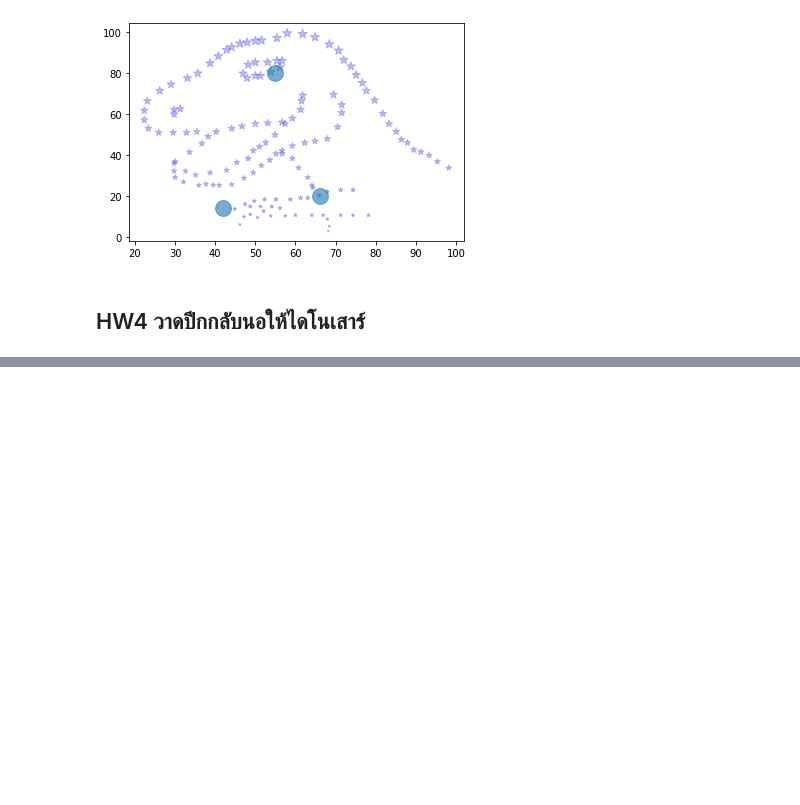
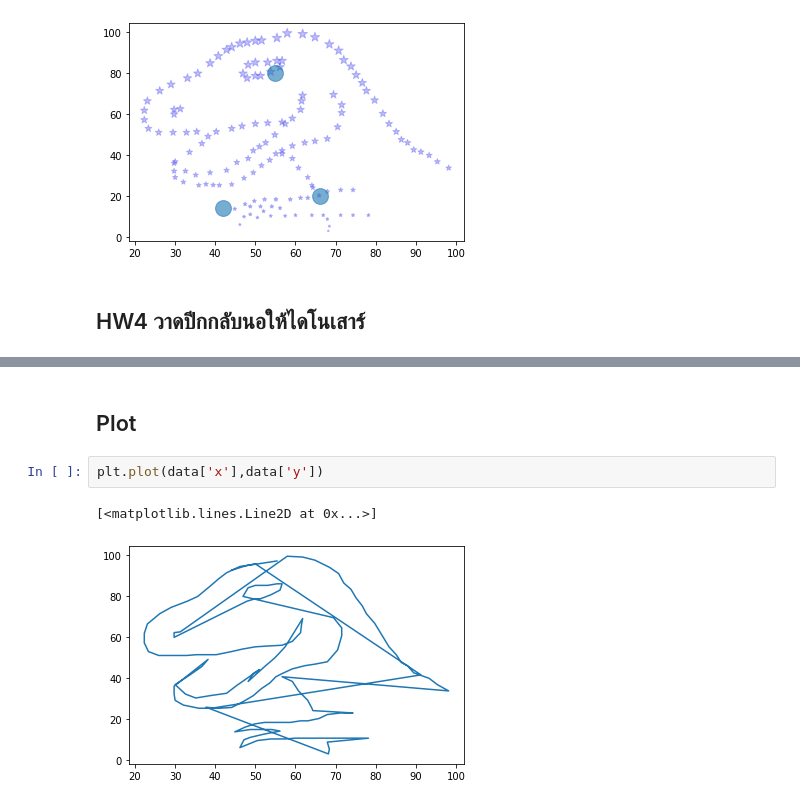
Before and after one commit to tonpiplaifa/KKU_data_mining, a Jupyter notebook: Data102.ipynb, the cells around one changed output, grey strips where cells are left out. Drawn from its saved outputs; the diff is of its cells as text; blank space fills up the shorter version.

```diff
--- a/Data102.ipynb
+++ b/Data102.ipynb
@@ -145,0 +147,7 @@ plt.scatter([80,80,85,90,91,92,93,94,95,96,97,95,96,97,95,92,89,83,83,85],[63,69
+# %% [markdown]
+## Plot
+# %%
+plt.plot(data['x'],data['y'])
+# %% [output]
+[<matplotlib.lines.Line2D at 0x...>]
+[figure, added]
```
Also changed, not shown: parts of 22 cells of this notebook.
